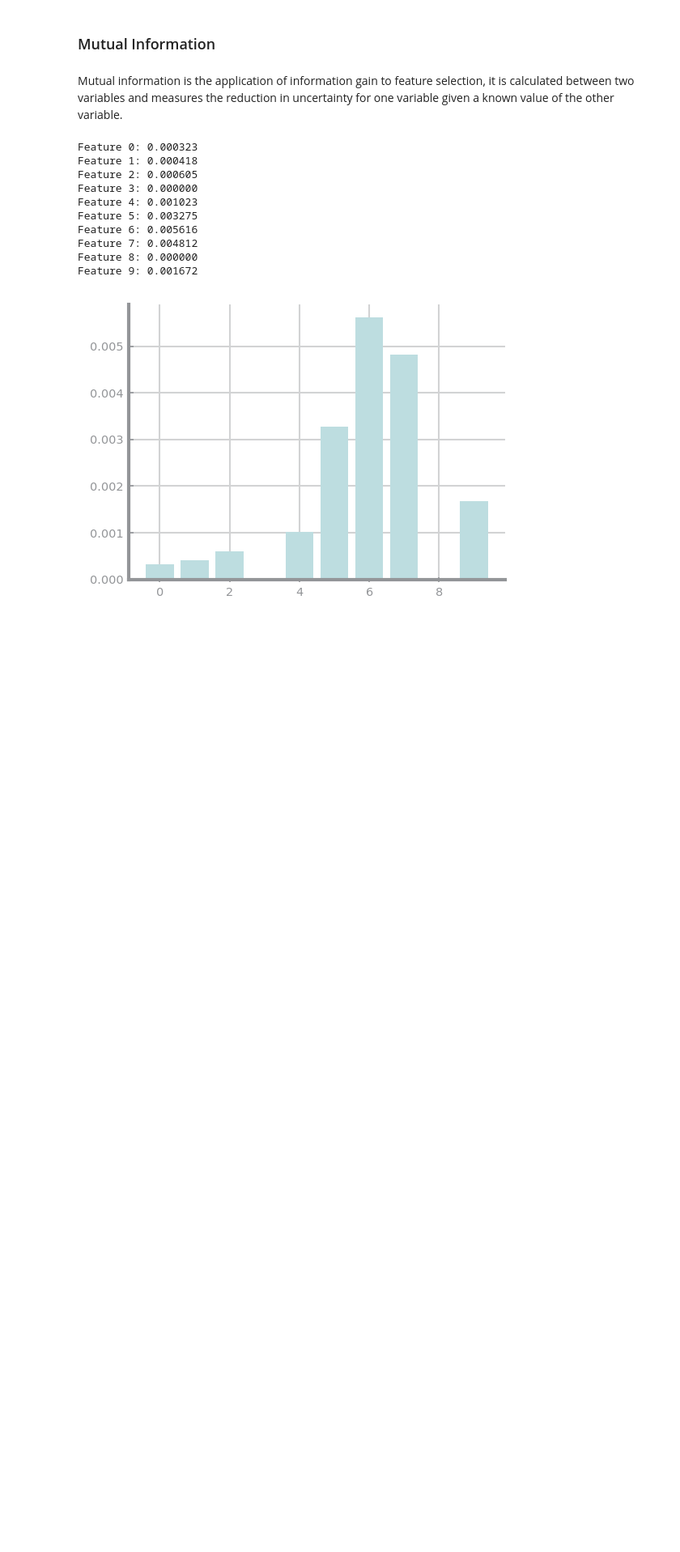
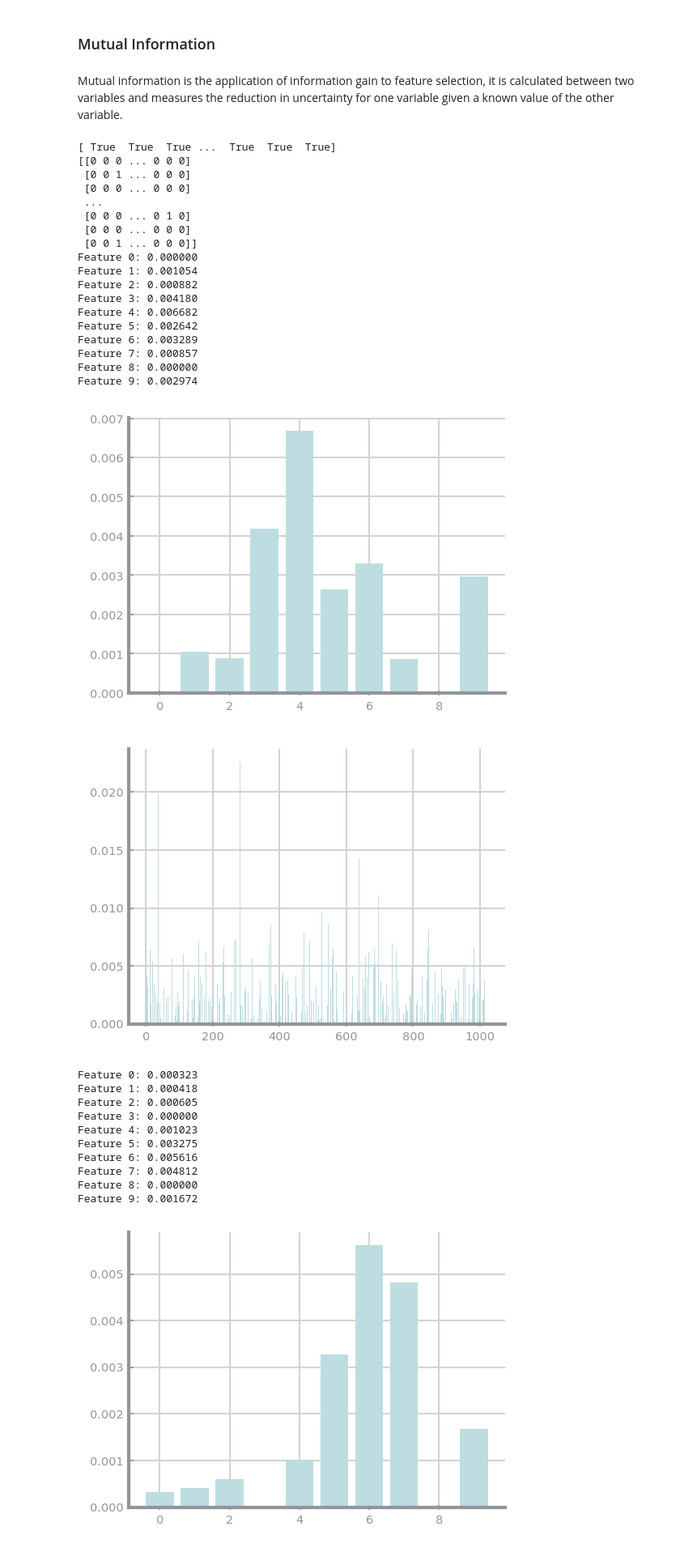
Before and after one commit to diogo-costa98/cdados, a Jupyter notebook: Lab5/Lab5_qsar_oral_toxicity.ipynb, the cells around one changed output. Shown at 81% size. Drawn from its saved outputs; the diff is of its cells as text; code cells hidden in the pictures; blank space fills up the shorter version.

```diff
--- a/Lab5/Lab5_qsar_oral_toxicity.ipynb
+++ b/Lab5/Lab5_qsar_oral_toxicity.ipynb
@@ -69,4 +117,44 @@ Feature 9: 0.002787
 ### Mutual Information
 # %% [markdown]
 Mutual information is the application of information gain to feature selection, it is calculated between two variables and measures the reduction in uncertainty for one variable given a known value of the other variable.
+# %%
+mi_selector = SelectKBest(score_func=mutual_info_classif, k='all')
+mi_selector.fit(X, y)
+mi_support = mi_selector.get_support()
+print(mi_support)
+X_mi = mi_selector.transform(X)
+print(X_mi)
+
+#chi_feature = X.loc[:,chi_support].columns.tolist()
+#print(str(len(chi_feature)), 'selected features')
+
+for i in range(10):
+	print('Feature %d: %f' % (i, mi_selector.scores_[i]))  # Scores for the features
+
+plt.bar([i for i in range(10)], mi_selector.scores_[:10])
+plt.show()
+
+plt.bar([i for i in range(len(mi_selector.scores_))], mi_selector.scores_)
+plt.show()
+# %% [output]
+[ True  True  True ...  True  True  True]
+[[0 0 0 ... 0 0 0]
+ [0 0 1 ... 0 0 0]
+ [0 0 0 ... 0 0 0]
+ ...
+ [0 0 0 ... 0 1 0]
+ [0 0 0 ... 0 0 0]
+ [0 0 1 ... 0 0 0]]
+Feature 0: 0.000000
+Feature 1: 0.001054
+Feature 2: 0.000882
+Feature 3: 0.004180
+Feature 4: 0.006682
+Feature 5: 0.002642
+Feature 6: 0.003289
+Feature 7: 0.000857
+Feature 8: 0.000000
+Feature 9: 0.002974
+[figure, added]
+[figure, added]
 # %%
```
Also changed, not shown: parts of 28 cells of this notebook, 6 other files.
